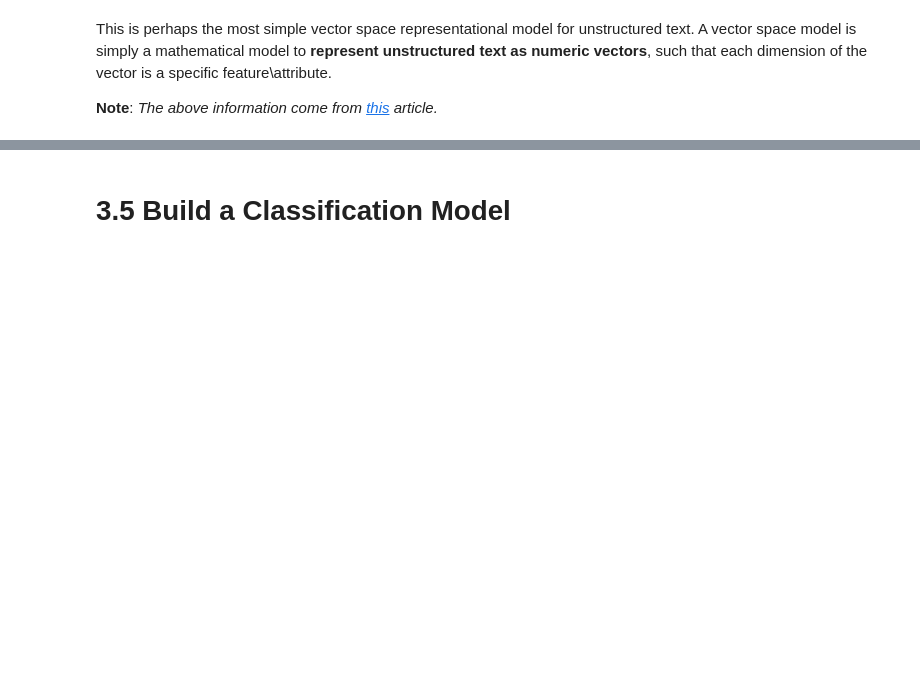
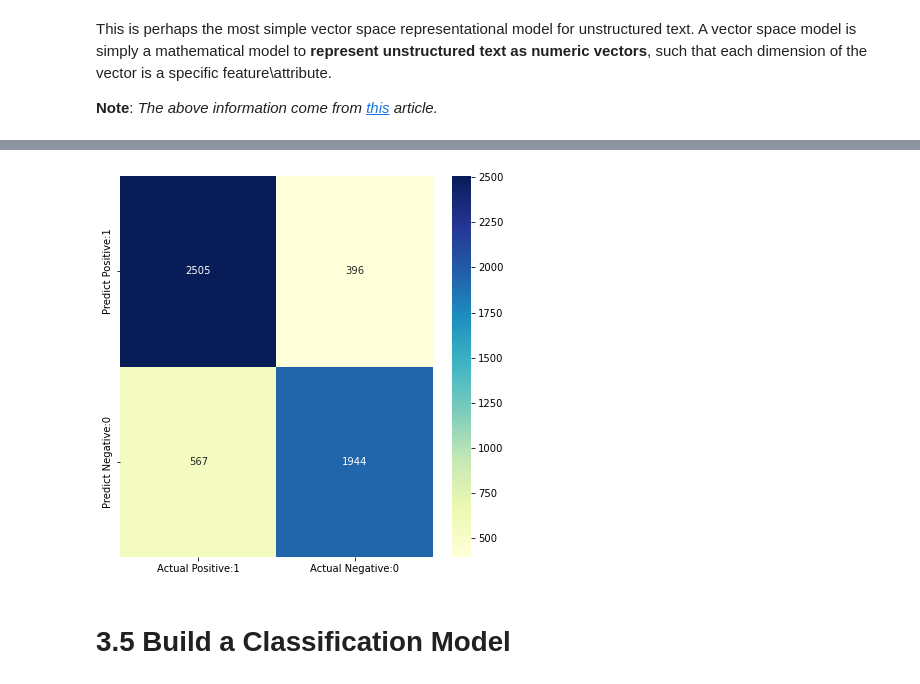
Before and after one commit to CSpanias/nlp_resources, a Jupyter notebook: dphi_nlp_bootcamp/final_assigment/final_assignment.ipynb, the cells around one changed output, grey strips where cells are left out. Saved outputs shown, nothing was run; the diff lists cells and outputs as text; code cells hidden in the pictures; blank space fills up the shorter version.

```diff
--- a/dphi_nlp_bootcamp/final_assigment/final_assignment.ipynb
+++ b/dphi_nlp_bootcamp/final_assigment/final_assignment.ipynb
@@ -372,0 +488,7 @@ print("y has {} rows and 1 column.".format(y.shape[0]))
+# %%
+# create a new column with cleaned text
+X_train['Clean Headline'] = stp(X_train['headline'].values)
+X_test['Clean Headline'] = stp(X_test['headline'].values)
+
+# check first 5 rows
+X_train.head()
@@ -372,0 +512,7 @@ print("y has {} rows and 1 column.".format(y.shape[0]))
+# %%
+# remove the 2 columns
+X_train_metadata = X_train.drop(['headline', 'Clean Headline'], axis=1).reset_index(drop=True)
+X_test_metadata = X_test.drop(['headline', 'Clean Headline'], axis=1).reset_index(drop=True)
+
+# check first 5 rows
+X_train_metadata.head()
@@ -372,0 +526,16 @@ print("y has {} rows and 1 column.".format(y.shape[0]))
+# %%
+# instatiate vectorizer
+cv = CountVectorizer(min_df=0.0, max_df=1.0, ngram_range=(1, 1))
+
+# fit vectorizer to 'Clean Review' and convert it to numpy array
+X_traincv = cv.fit_transform(X_train['Clean Headline']).toarray()
+# create a pandas DataFrame
+X_traincv = pd.DataFrame(X_traincv, columns=cv.get_feature_names())
+
+# use vectorizer to transform 'Clean Review' and convert it to numpy array
+X_testcv = cv.transform(X_test['Clean Headline']).toarray()
+# create a pandas DataFrame
+X_testcv = pd.DataFrame(X_testcv, columns=cv.get_feature_names())
+
+# check first 5 rows
+X_traincv.head()
@@ -373,3 +590,14 @@ print("y has {} rows and 1 column.".format(y.shape[0]))
+# %%
+cm = confusion_matrix(y_test, predictions)
+
+# visualize confusion matrix with seaborn heatmap
+cm_matrix = pd.DataFrame(data=cm, columns=['Actual Positive:1',
+                                           'Actual Negative:0'],
+                        index=['Predict Positive:1', 'Predict Negative:0'])
+fig, ax = plt.subplots(figsize=(7,7))
+sns.heatmap(cm_matrix, annot=True, fmt='d', cmap='YlGnBu');
+# %% [output]
+[figure, added]
 # %% [markdown]
 <a name="MLModel"></a>
 # 3.5 Build a Classification Model
```
Also changed, not shown: parts of 41 cells of this notebook, 1 other file.
